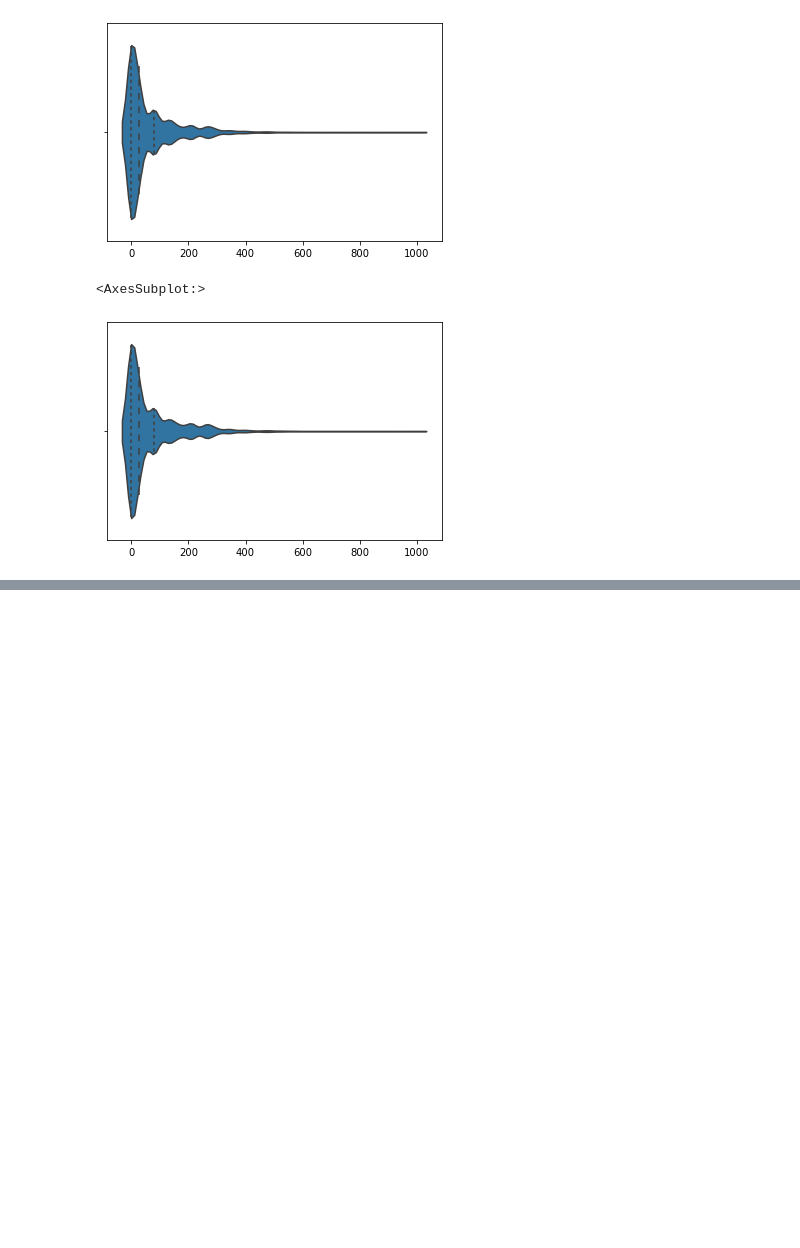
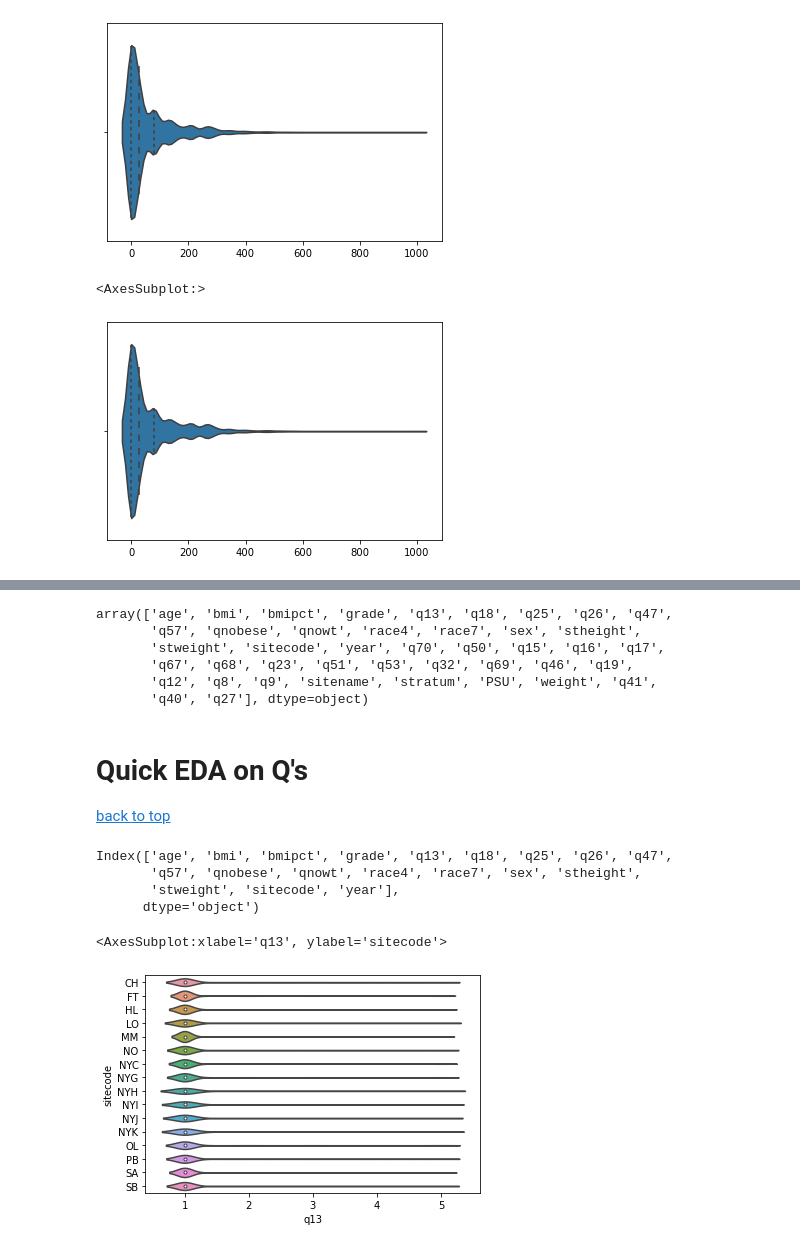
Before and after one commit to brodyee/STATS551_Project, a Jupyter notebook: eda/brodysEDA.ipynb, the cells around one changed output, grey strips where cells are left out. Saved outputs shown, nothing was run; the diff lists cells and outputs as text; code cells hidden in the pictures; blank space fills up the shorter version.

```diff
--- a/eda/brodysEDA.ipynb
+++ b/eda/brodysEDA.ipynb
@@ -640,0 +741,32 @@ sns.violinplot(x=carRiskScore(surv19),inner="quartile")
+# %%
+cleanSurvAll = [surv05, surv07, surv09,
+                surv11, surv13, surv15,
+                surv17, surv19]
+# %%
+# this code finds what columns are in surv1 that
+# do not appear in surv2 (where surv2 is all the other years)
+diffDict = {}
+
+for surv1 in cleanSurvAll:
+    year1 = surv1["year"].iloc[0]
+    diffDict[year1] = {}
+    for surv2 in cleanSurvAll:
+        year2 = surv2["year"].iloc[0]
+        inBoth = np.intersect1d(surv1.columns.to_numpy(),
+                                surv2.columns.to_numpy())
+        diffDict[year1][year2] = [col for col in surv1.columns.to_numpy()
+                                      if col not in inBoth]
+    total = []
+    for val in diffDict[year1].values():
+        total += val
+    diffDict[year1] = set(total)
+    surv1 = surv1.drop(set(total), axis=1)
+# %%
+sameColSurvAll = []
+
+for surv in cleanSurvAll:
+    year = surv["year"].iloc[0]
+    sameColSurvAll.append(surv.drop(diffDict[year], axis=1))
+# %%
+survCleanWithSameCols = pd.concat(sameColSurvAll)
+#survCleanWithSameCols.to_csv(root+"survCleanWithSameCols.csv")
@@ -640,0 +823,9 @@ sns.violinplot(x=carRiskScore(surv19),inner="quartile")
+# %%
+cols
+# %% [output]
+array(['age', 'bmi', 'bmipct', 'grade', 'q13', 'q18', 'q25', 'q26', 'q47',
+       'q57', 'qnobese', 'qnowt', 'race4', 'race7', 'sex', 'stheight',
+       'stweight', 'sitecode', 'year', 'q70', 'q50', 'q15', 'q16', 'q17',
+       'q67', 'q68', 'q23', 'q51', 'q53', 'q32', 'q69', 'q46', 'q19',
+       'q12', 'q8', 'q9', 'sitename', 'stratum', 'PSU', 'weight', 'q41',
+       'q40', 'q27'], dtype=object)
@@ -640,0 +840,15 @@ sns.violinplot(x=carRiskScore(surv19),inner="quartile")
+# %% [markdown]
+# Quick EDA on Q's
+[back to top](#Table-of-Contents)
+# %%
+survCleanWithSameCols.columns
+# %% [output]
+Index(['age', 'bmi', 'bmipct', 'grade', 'q13', 'q18', 'q25', 'q26', 'q47',
+       'q57', 'qnobese', 'qnowt', 'race4', 'race7', 'sex', 'stheight',
+       'stweight', 'sitecode', 'year'],
+      dtype='object')
+# %%
+sns.violinplot(y="sitecode", x="q13", data = survCleanWithSameCols.query("year == 2005"))
+# %% [output]
+<AxesSubplot:xlabel='q13', ylabel='sitecode'>
+[figure, added]
```
Also changed, not shown: parts of 19 cells of this notebook, 10 other files.
